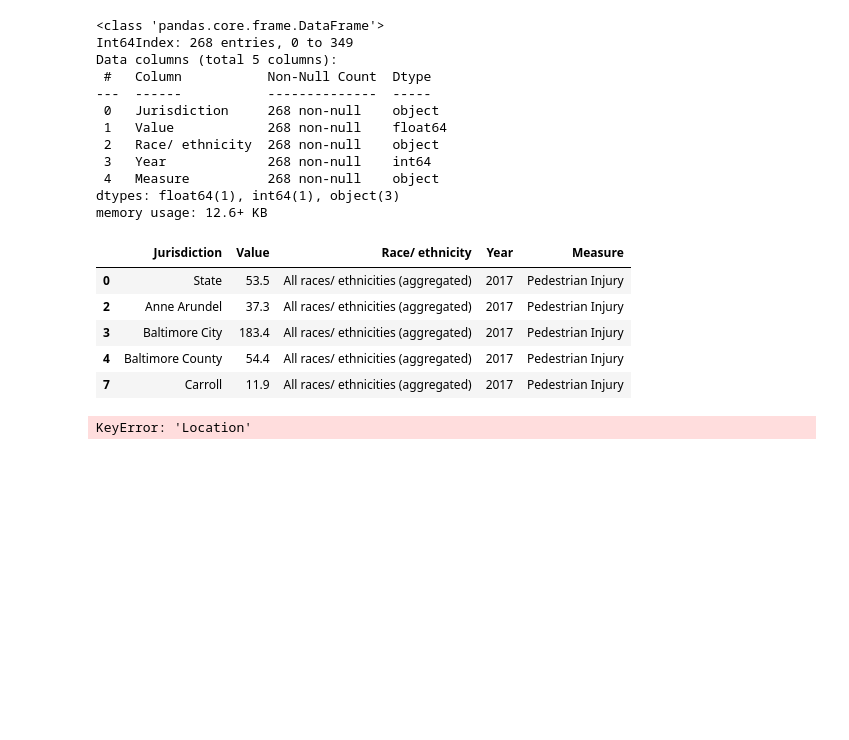
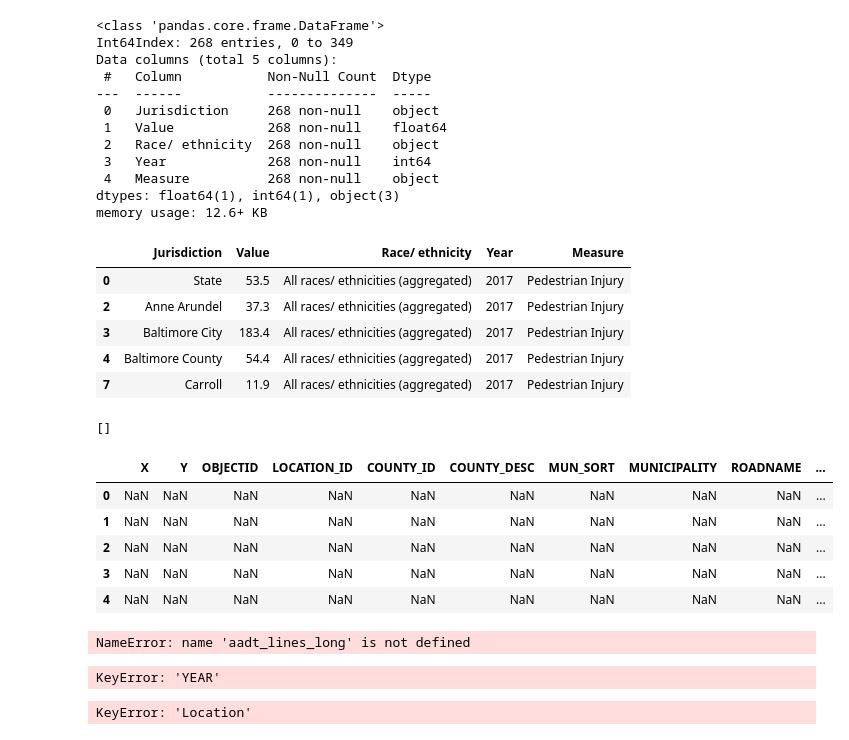
Before and after one commit to jeadjani/MDTraffic, a Jupyter notebook: 447project/MD_Accident_Hotspots.ipynb, the cells around one changed output. Drawn from its saved outputs; the diff is of its cells as text; code cells hidden in the pictures; blank space fills up the shorter version.

```diff
--- a/447project/MD_Accident_Hotspots.ipynb
+++ b/447project/MD_Accident_Hotspots.ipynb
@@ -154,0 +165,28 @@ memory usage: 12.6+ KB
+# %%
+# Check unique values in 'Year' column before conversion
+print(aadt_long['Year'].unique())
+# %% [output]
+[]
+# %%
+try:
+    aadt_long['Year'] = aadt_long['Year'].astype(int)
+except ValueError as e:
+    print(f"Error converting Year: {e}")
+# %%
+pedestrian_injury_data['Year'] = pedestrian_injury_data['Year'].astype(int)
+traffic_stops_data['year'] = traffic_stops_data['year'].astype(int)
+# %%
+# Merge the reshaped traffic data with pedestrian data
+combined_data = pd.merge(aadt_long, pedestrian_injury_data, on='Year', how='outer')
+# %%
+# Now merge the combined data with traffic stops data
+final_merged_data = pd.merge(combined_data, traffic_stops_data, left_on='Year', right_on='year', how='outer')
+# %%
+final_merged_data.head()
+# %% [output]
+|  | X | Y | OBJECTID | LOCATION_ID | COUNTY_ID | COUNTY_DESC | MUN_SORT | MUNICIPALITY | ROADNAME | ... |
+| 0 | NaN | NaN | NaN | NaN | NaN | NaN | NaN | NaN | NaN | ... |
+| 1 | NaN | NaN | NaN | NaN | NaN | NaN | NaN | NaN | NaN | ... |
+| 2 | NaN | NaN | NaN | NaN | NaN | NaN | NaN | NaN | NaN | ... |
+| 3 | NaN | NaN | NaN | NaN | NaN | NaN | NaN | NaN | NaN | ... |
+| 4 | NaN | NaN | NaN | NaN | NaN | NaN | NaN | NaN | NaN | ... |
@@ -155,3 +195,12 @@ memory usage: 12.6+ KB
+# %%
+# Assuming aadt_lines_data has been reshaped to aadt_lines_long
+traffic_data = pd.merge(aadt_points_long, aadt_lines_long, on=['Year', 'LOCATION_ID'], how='outer')
+# %% [output]
+NameError: name 'aadt_lines_long' is not defined
+# %%
+annual_traffic = merged_traffic_data.groupby('YEAR').agg({'AADT': 'sum'})
+# %% [output]
+KeyError: 'YEAR'
 # %%
 # Merging data examples
 # Assuming common columns 'Date' and 'Location' for simplicity
```
Also changed, not shown: parts of 2 cells of this notebook.
